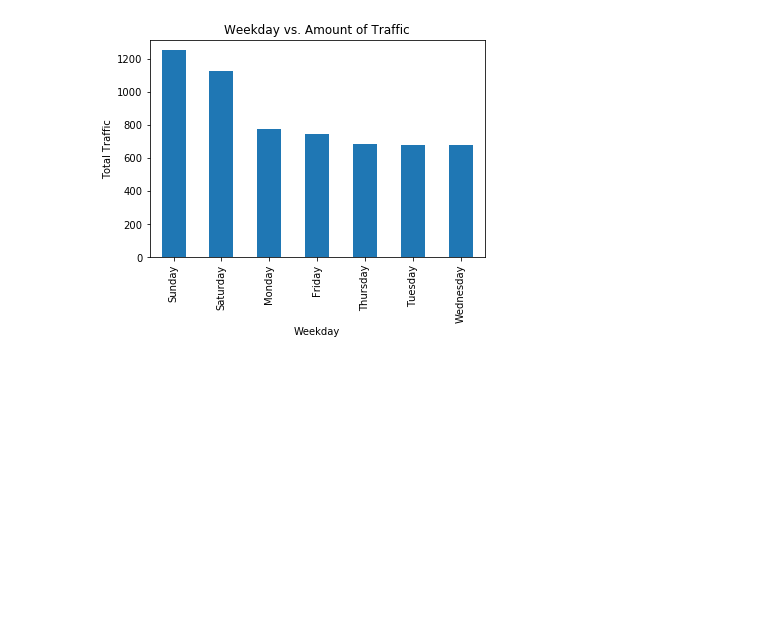
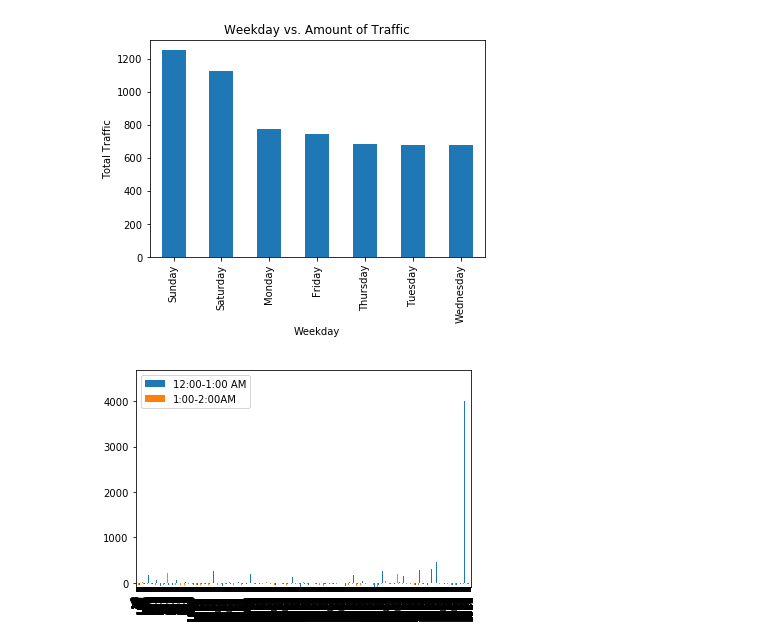
Before and after one commit to HarshaLaxman/NYCBoroTaxiAnalysis, a Jupyter notebook: Visualization Bar Graphs.ipynb, the cells around one changed output. Cells and saved outputs as stored; diff of their text form; code cells hidden in the pictures; blank space fills up the shorter version.

```diff
--- a/Visualization Bar Graphs.ipynb
+++ b/Visualization Bar Graphs.ipynb
@@ -108,3 +108,7 @@ f1 = plt.gcf()
 # %%
 #DF = pd.merge(df_greenAug,df_traffic_percent,on=['Weekday'])
 #DF.groupby([['Weekday']]).sum().unstack().plot(kind = 'bar')
+# %%
+ax = df_traffic_percent[['12:00-1:00 AM','1:00-2:00AM']].plot(kind='bar')
+# %% [output]
+[figure, added]
```
Also changed, not shown: parts of 1 cell of this notebook.
